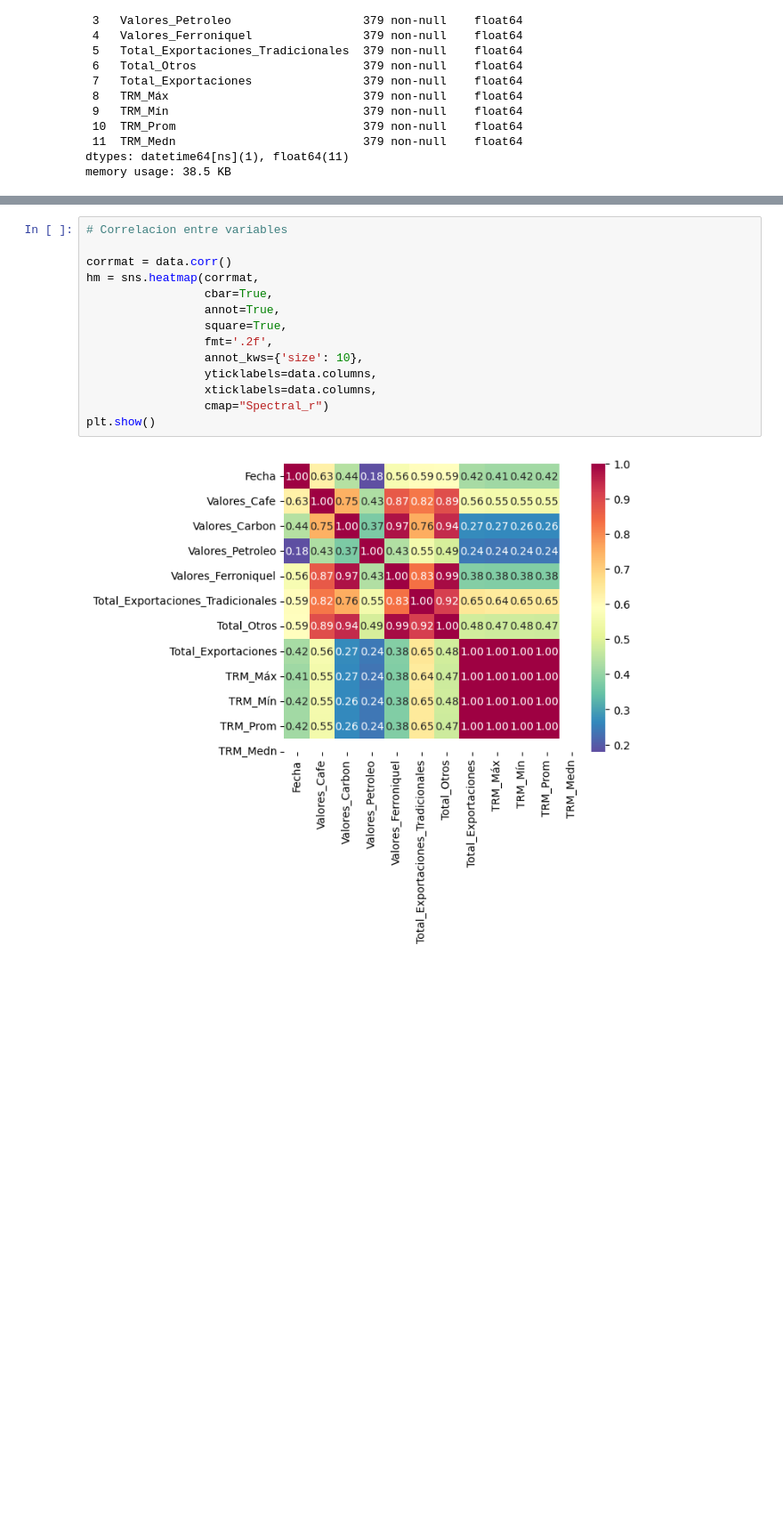
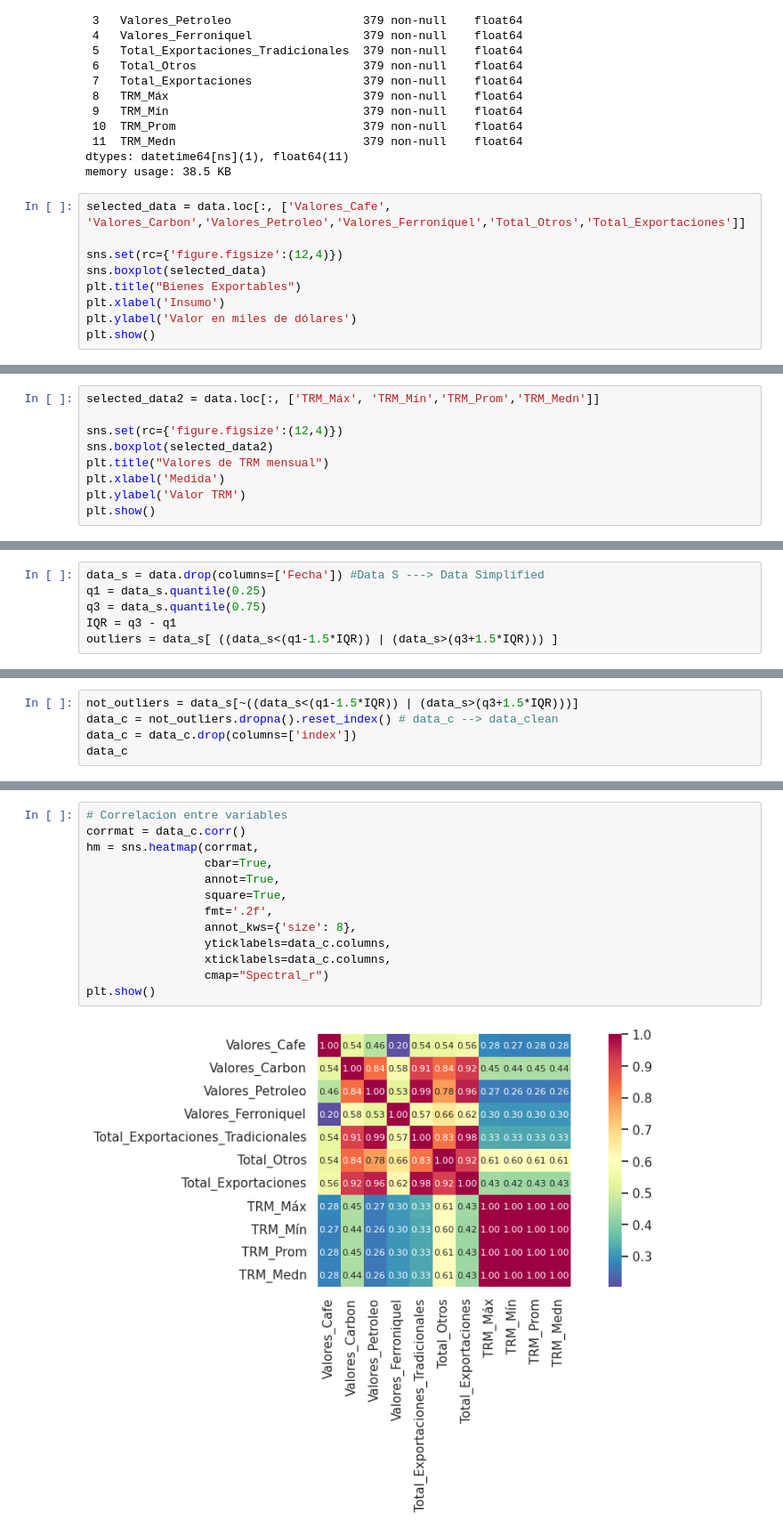
Before and after one commit to victorpena01/Analisis-Exploratorio, a Jupyter notebook: Proyecto_tasa_de_cambio.ipynb, the cells around one changed output, grey strips where cells are left out. Shown at 89% size. Saved outputs shown, nothing was run; the diff lists cells and outputs as text; blank space fills up the shorter version.

```diff
--- a/Proyecto_tasa_de_cambio.ipynb
+++ b/Proyecto_tasa_de_cambio.ipynb
@@ -455,3 +482,12 @@ Data columns (total 12 columns):
  11  TRM_Medn                           379 non-null    float64
 dtypes: datetime64[ns](1), float64(11)
 memory usage: 38.5 KB
+# %%
+selected_data = data.loc[:, ['Valores_Cafe', 'Valores_Carbon','Valores_Petroleo','Valores_Ferroniquel','Total_Otros','Total_Exportaciones']]
+
+sns.set(rc={'figure.figsize':(12,4)})
+sns.boxplot(selected_data)
+plt.title("Bienes Exportables")
+plt.xlabel('Insumo')
+plt.ylabel('Valor en miles de dólares')
+plt.show()
@@ -457,0 +496,9 @@ memory usage: 38.5 KB
+# %%
+selected_data2 = data.loc[:, ['TRM_Máx', 'TRM_Mín','TRM_Prom','TRM_Medn']]
+
+sns.set(rc={'figure.figsize':(12,4)})
+sns.boxplot(selected_data2)
+plt.title("Valores de TRM mensual")
+plt.xlabel('Medida')
+plt.ylabel('Valor TRM')
+plt.show()
@@ -457,0 +564,6 @@ memory usage: 38.5 KB
+# %%
+data_s = data.drop(columns=['Fecha']) #Data S ---> Data Simplified
+q1 = data_s.quantile(0.25)
+q3 = data_s.quantile(0.75)
+IQR = q3 - q1
+outliers = data_s[ ((data_s<(q1-1.5*IQR)) | (data_s>(q3+1.5*IQR))) ]
@@ -457,0 +657,5 @@ memory usage: 38.5 KB
+# %%
+not_outliers = data_s[~((data_s<(q1-1.5*IQR)) | (data_s>(q3+1.5*IQR)))]
+data_c = not_outliers.dropna().reset_index() # data_c --> data_clean
+data_c = data_c.drop(columns=['index'])
+data_c
@@ -463,16 +704,15 @@ sns.pairplot(data,aspect=1.5)
 # %%
 # Correlacion entre variables
-
-corrmat = data.corr()
+corrmat = data_c.corr()
 hm = sns.heatmap(corrmat,
                  cbar=True,
                  annot=True,
                  square=True,
                  fmt='.2f',
-                 annot_kws={'size': 10},
-                 yticklabels=data.columns,
-                 xticklabels=data.columns,
+                 annot_kws={'size': 8},
+                 yticklabels=data_c.columns,
+                 xticklabels=data_c.columns,
                  cmap="Spectral_r")
 plt.show()
 # %% [output]
-[figure, old version]
+[figure, new version]
```
Also changed, not shown: parts of 44 cells of this notebook.
